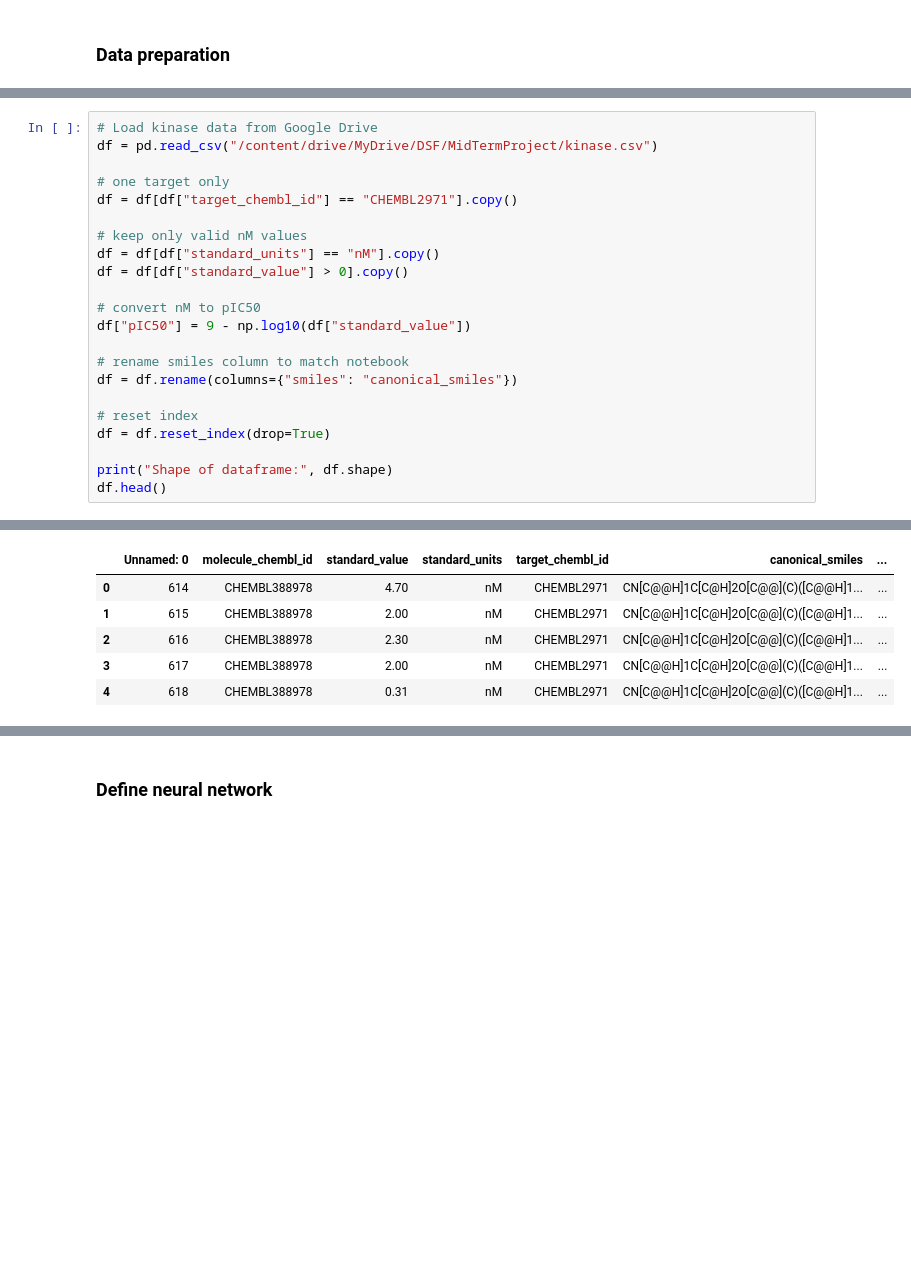
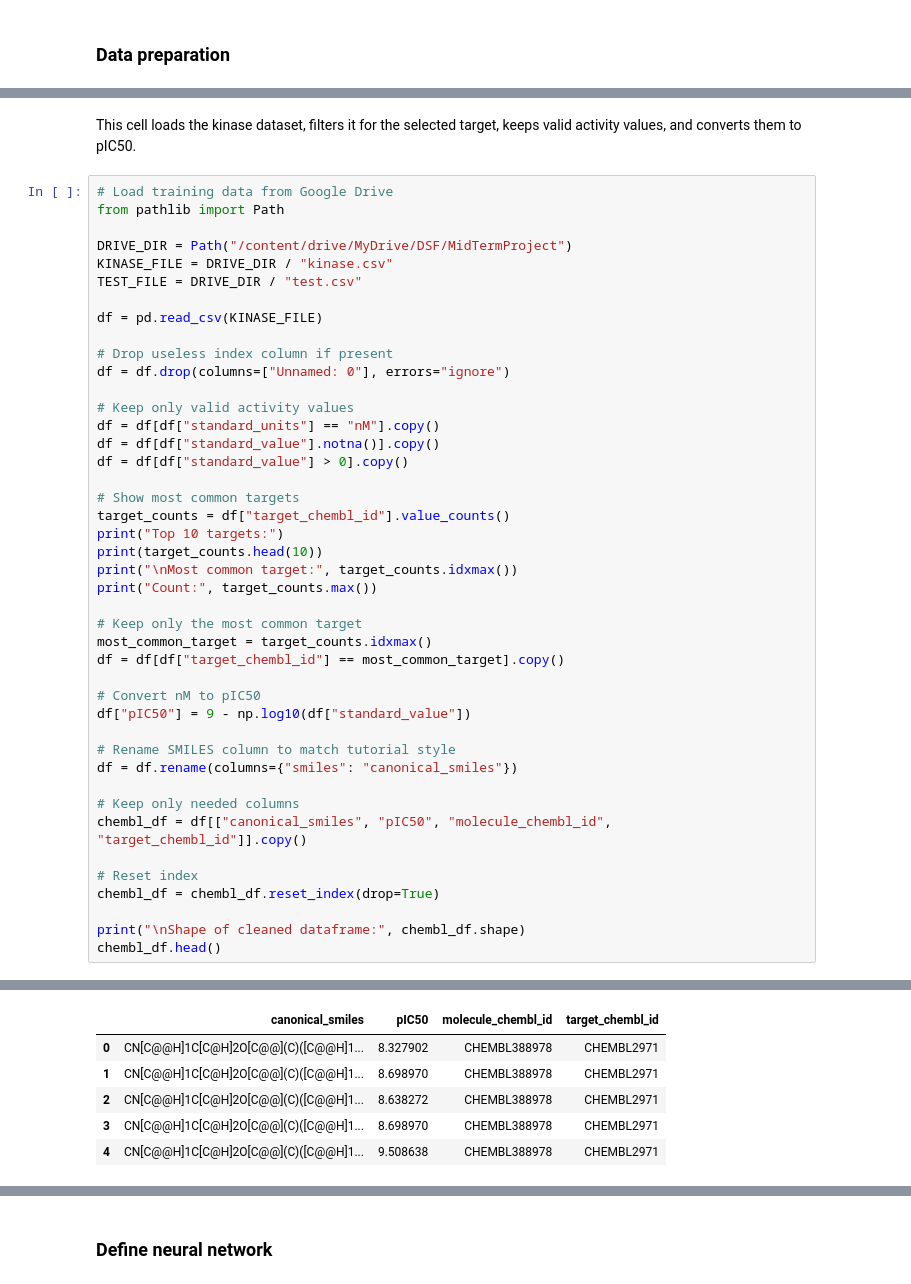
Before and after one commit to v-c-sch/DSF-DCBP-Rep.-SCHV, a Jupyter notebook: DSF_Mid_Term_Project.ipynb, the cells around one changed output, grey strips where cells are left out. Cells and saved outputs as stored; diff of their text form; blank space fills up the shorter version.

```diff
--- a/DSF_Mid_Term_Project.ipynb
+++ b/DSF_Mid_Term_Project.ipynb
@@ -95,23 +114,46 @@ Mounted at /content/drive
+# %% [markdown]
+This cell loads the kinase dataset, filters it for the selected target, keeps valid activity values, and converts them to pIC50.
 # %%
-# Load kinase data from Google Drive
-df = pd.read_csv("/content/drive/MyDrive/DSF/MidTermProject/kinase.csv")
+# Load training data from Google Drive
+from pathlib import Path
 
-# one target only
-df = df[df["target_chembl_id"] == "CHEMBL2971"].copy()
+DRIVE_DIR = Path("/content/drive/MyDrive/DSF/MidTermProject")
+KINASE_FILE = DRIVE_DIR / "kinase.csv"
+TEST_FILE = DRIVE_DIR / "test.csv"
 
-# keep only valid nM values
+df = pd.read_csv(KINASE_FILE)
+
+# Drop useless index column if present
+df = df.drop(columns=["Unnamed: 0"], errors="ignore")
+
+# Keep only valid activity values
 df = df[df["standard_units"] == "nM"].copy()
+df = df[df["standard_value"].notna()].copy()
 df = df[df["standard_value"] > 0].copy()
 
-# convert nM to pIC50
+# Show most common targets
+target_counts = df["target_chembl_id"].value_counts()
+print("Top 10 targets:")
+print(target_counts.head(10))
+print("\nMost common target:", target_counts.idxmax())
+print("Count:", target_counts.max())
+
+# Keep only the most common target
+most_common_target = target_counts.idxmax()
+df = df[df["target_chembl_id"] == most_common_target].copy()
+
+# Convert nM to pIC50
 df["pIC50"] = 9 - np.log10(df["standard_value"])
 
-# rename smiles column to match notebook
+# Rename SMILES column to match tutorial style
 df = df.rename(columns={"smiles": "canonical_smiles"})
 
-# reset index
-df = df.reset_index(drop=True)
+# Keep only needed columns
+chembl_df = df[["canonical_smiles", "pIC50", "molecule_chembl_id", "target_chembl_id"]].copy()
 
-print("Shape of dataframe:", df.shape)
-df.head()
+# Reset index
+chembl_df = chembl_df.reset_index(drop=True)
+
+print("\nShape of cleaned dataframe:", chembl_df.shape)
+chembl_df.head()
 # %% [output]
@@ -119,9 +178,9 @@ Shape of dataframe: (5429, 7)
-|  | Unnamed: 0 | molecule_chembl_id | standard_value | standard_units | target_chembl_id | canonical_smiles | ... |
-| 0 | 614 | CHEMBL388978 | 4.70 | nM | CHEMBL2971 | CN[C@@H]1C[C@H]2O[C@@](C)([C@@H]1... | ... |
-| 1 | 615 | CHEMBL388978 | 2.00 | nM | CHEMBL2971 | CN[C@@H]1C[C@H]2O[C@@](C)([C@@H]1... | ... |
-| 2 | 616 | CHEMBL388978 | 2.30 | nM | CHEMBL2971 | CN[C@@H]1C[C@H]2O[C@@](C)([C@@H]1... | ... |
-| 3 | 617 | CHEMBL388978 | 2.00 | nM | CHEMBL2971 | CN[C@@H]1C[C@H]2O[C@@](C)([C@@H]1... | ... |
-| 4 | 618 | CHEMBL388978 | 0.31 | nM | CHEMBL2971 | CN[C@@H]1C[C@H]2O[C@@](C)([C@@H]1... | ... |
+|  | canonical_smiles | pIC50 | molecule_chembl_id | target_chembl_id |
+| 0 | CN[C@@H]1C[C@H]2O[C@@](C)([C@@H]1... | 8.327902 | CHEMBL388978 | CHEMBL2971 |
+| 1 | CN[C@@H]1C[C@H]2O[C@@](C)([C@@H]1... | 8.698970 | CHEMBL388978 | CHEMBL2971 |
+| 2 | CN[C@@H]1C[C@H]2O[C@@](C)([C@@H]1... | 8.638272 | CHEMBL388978 | CHEMBL2971 |
+| 3 | CN[C@@H]1C[C@H]2O[C@@](C)([C@@H]1... | 8.698970 | CHEMBL388978 | CHEMBL2971 |
+| 4 | CN[C@@H]1C[C@H]2O[C@@](C)([C@@H]1... | 9.508638 | CHEMBL388978 | CHEMBL2971 |
 # %%
 # Check the dimension and missing value of the data
 print("Shape of dataframe : ", df.shape)
```
Also changed, not shown: parts of 47 cells of this notebook.
